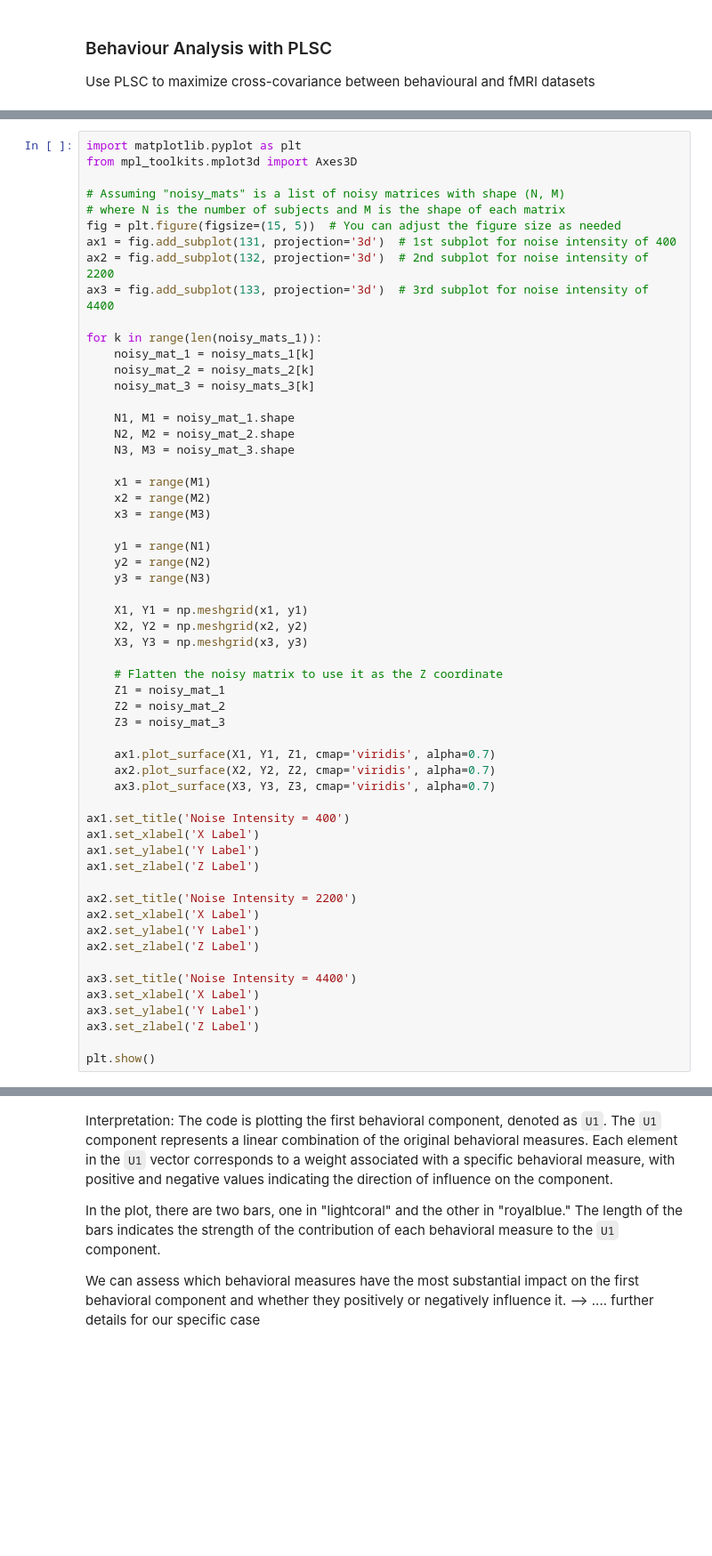
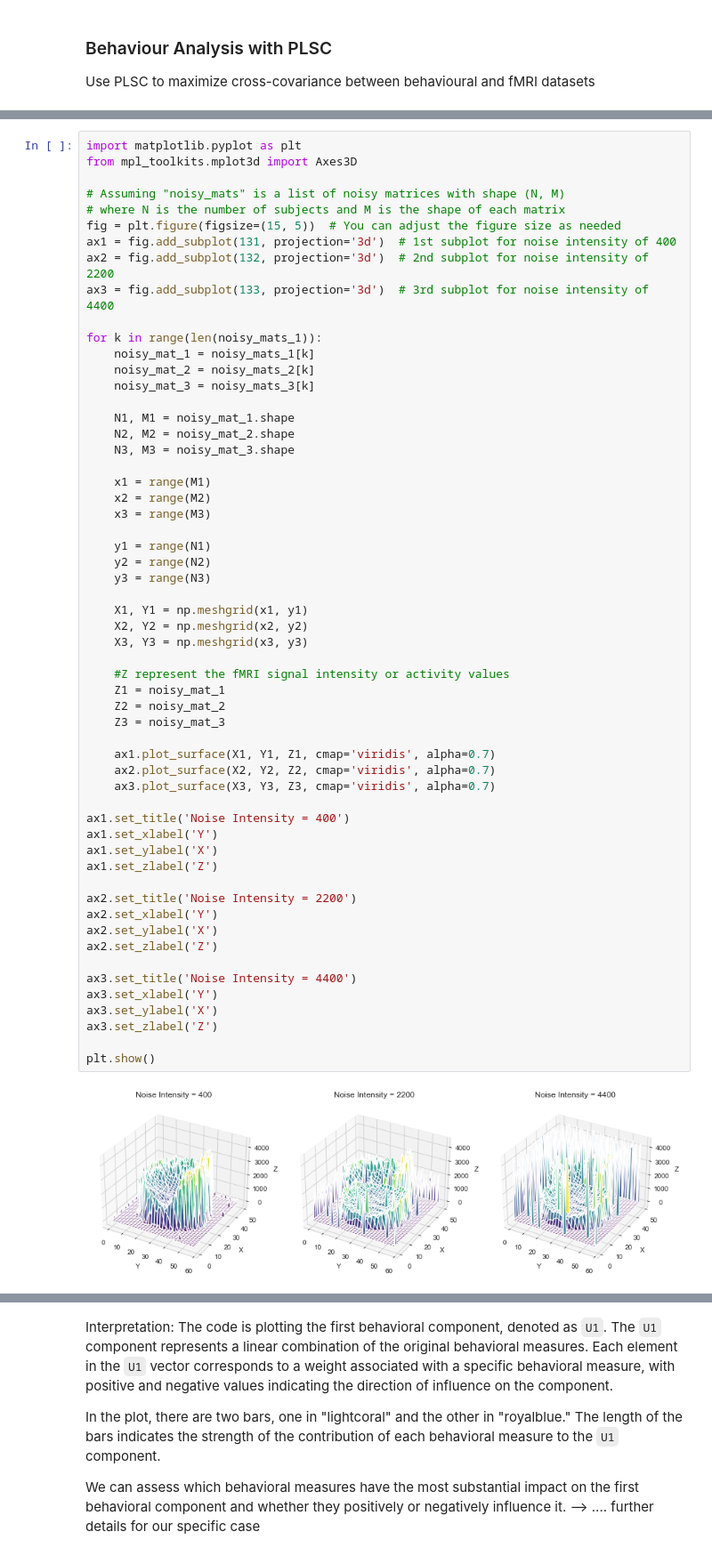
Before and after one commit to ludekcizinsky/fMRI-dimensionality-reduction, a Jupyter notebook: run.ipynb, the cells around one changed output, grey strips where cells are left out. Shown at 89% size. Saved outputs shown, nothing was run; the diff lists cells and outputs as text; blank space fills up the shorter version.

```diff
--- a/run.ipynb
+++ b/run.ipynb
@@ -628,43 +684,45 @@ for k in range(len(noisy_mats_1)):
     N2, M2 = noisy_mat_2.shape
     N3, M3 = noisy_mat_3.shape
 
     x1 = range(M1)
     x2 = range(M2)
     x3 = range(M3)
 
     y1 = range(N1)
     y2 = range(N2)
     y3 = range(N3)
 
     X1, Y1 = np.meshgrid(x1, y1)
     X2, Y2 = np.meshgrid(x2, y2)
     X3, Y3 = np.meshgrid(x3, y3)
 
-    # Flatten the noisy matrix to use it as the Z coordinate
+    #Z represent the fMRI signal intensity or activity values
     Z1 = noisy_mat_1
     Z2 = noisy_mat_2
     Z3 = noisy_mat_3
 
     ax1.plot_surface(X1, Y1, Z1, cmap='viridis', alpha=0.7)
     ax2.plot_surface(X2, Y2, Z2, cmap='viridis', alpha=0.7)
     ax3.plot_surface(X3, Y3, Z3, cmap='viridis', alpha=0.7)
 
 ax1.set_title('Noise Intensity = 400')
-ax1.set_xlabel('X Label')
-ax1.set_ylabel('Y Label')
-ax1.set_zlabel('Z Label')
+ax1.set_xlabel('Y')
+ax1.set_ylabel('X')
+ax1.set_zlabel('Z')
 
 ax2.set_title('Noise Intensity = 2200')
-ax2.set_xlabel('X Label')
-ax2.set_ylabel('Y Label')
-ax2.set_zlabel('Z Label')
+ax2.set_xlabel('Y')
+ax2.set_ylabel('X')
+ax2.set_zlabel('Z')
 
 ax3.set_title('Noise Intensity = 4400')
-ax3.set_xlabel('X Label')
-ax3.set_ylabel('Y Label')
-ax3.set_zlabel('Z Label')
+ax3.set_xlabel('Y')
+ax3.set_ylabel('X')
+ax3.set_zlabel('Z')
 
 plt.show()
+# %% [output]
+[figure, added]
 # %%
 # Compute behavior-spatial covariance matrix
 Z = child_adult_final.T
```
Also changed, not shown: parts of 14 cells of this notebook.
